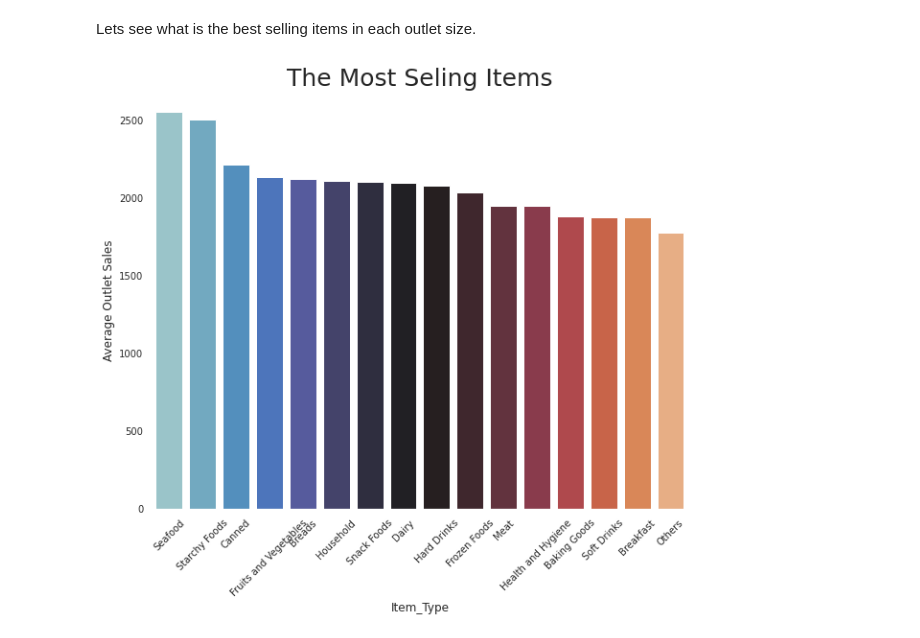
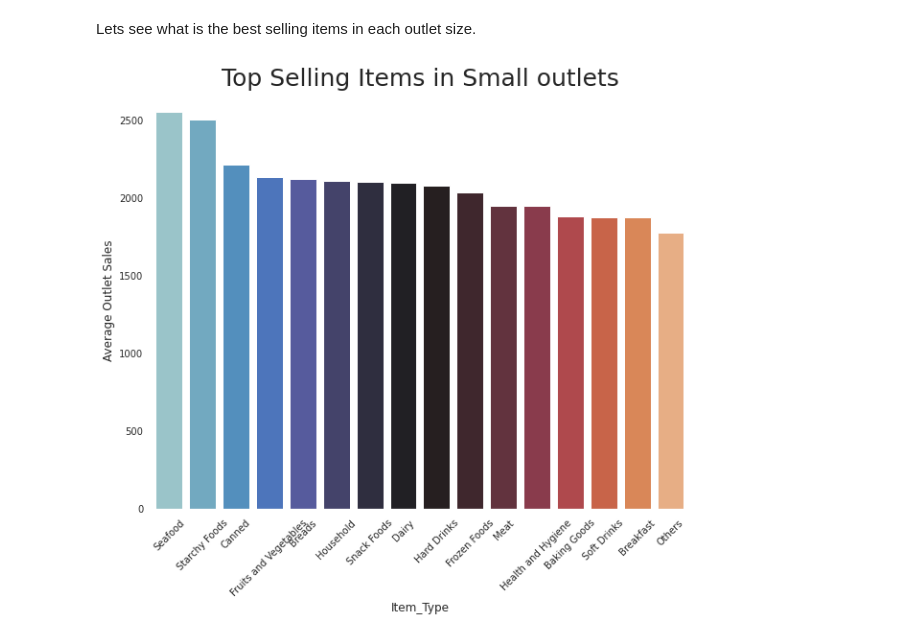
Before and after one commit to antondremak91/sales-predictions, a Jupyter notebook: sales_predictions.ipynb, the cells around one changed output. Saved outputs shown, nothing was run; the diff lists cells and outputs as text; code cells hidden in the pictures.

```diff
--- a/sales_predictions.ipynb
+++ b/sales_predictions.ipynb
@@ -267,17 +267,17 @@ hi = sales_data['Outlet_Size'] == 'High'
 # %%
 types = sales_data[sm].groupby('Item_Type')['Item_Outlet_Sales'].mean().reset_index(name = 'Average Outlet Sales').sort_values('Average Outlet Sales', ascending = False)
 
 sns.set(rc={'figure.figsize':(10,8), 'axes.facecolor':'white', 'figure.facecolor':'white'})
 sns.barplot(y='Average Outlet Sales', x='Item_Type', data=types, palette='icefire');
 
-plt.title('The Most Seling Items', fontsize = 25)
+plt.title('Top Selling Items in Small outlets', fontsize = 25)
 
 plt.xticks(fontsize = 10, rotation = 45)
 plt.yticks(fontsize = 10)
 
 ax=plt.gca()
 # %% [output]
-[figure, old version]
+[figure, new version]
 # %%
 types = sales_data[md].groupby('Item_Type')['Item_Outlet_Sales'].mean().reset_index(name = 'Average Outlet Sales').sort_values('Average Outlet Sales', ascending = False)
 
```
Also changed, not shown: parts of 2 cells of this notebook.
